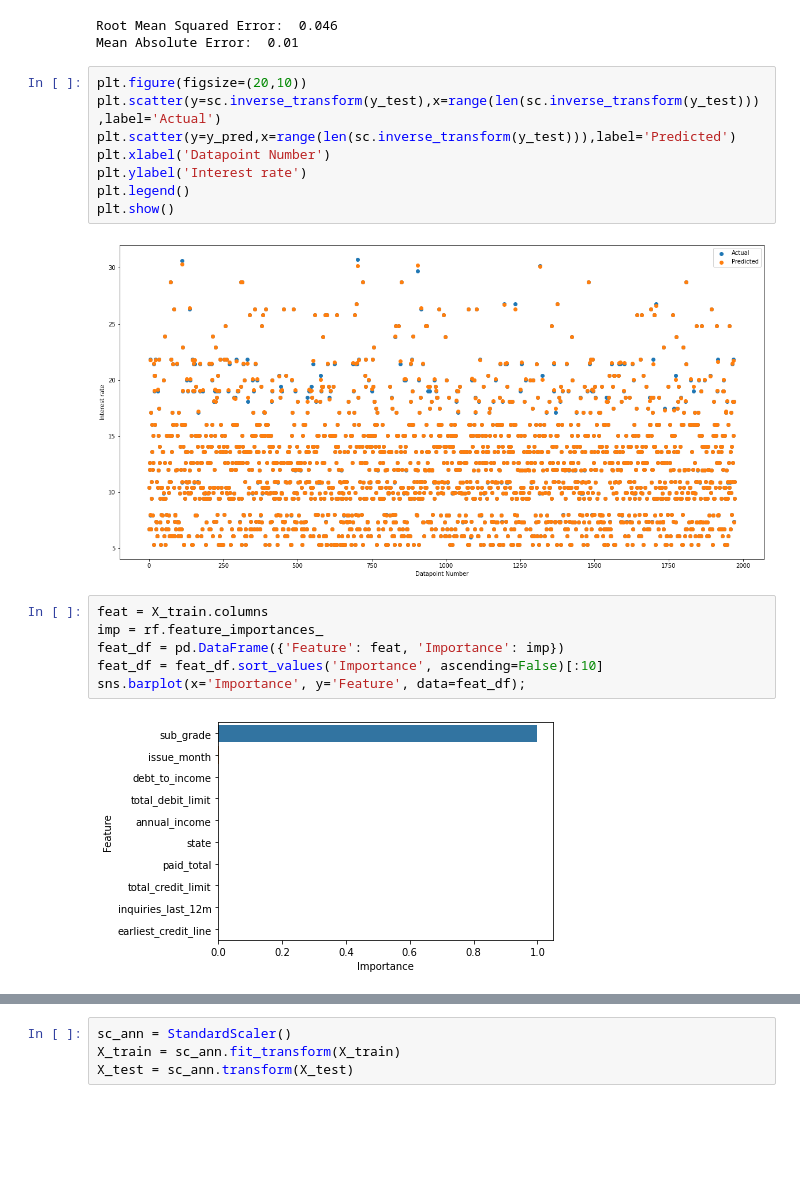
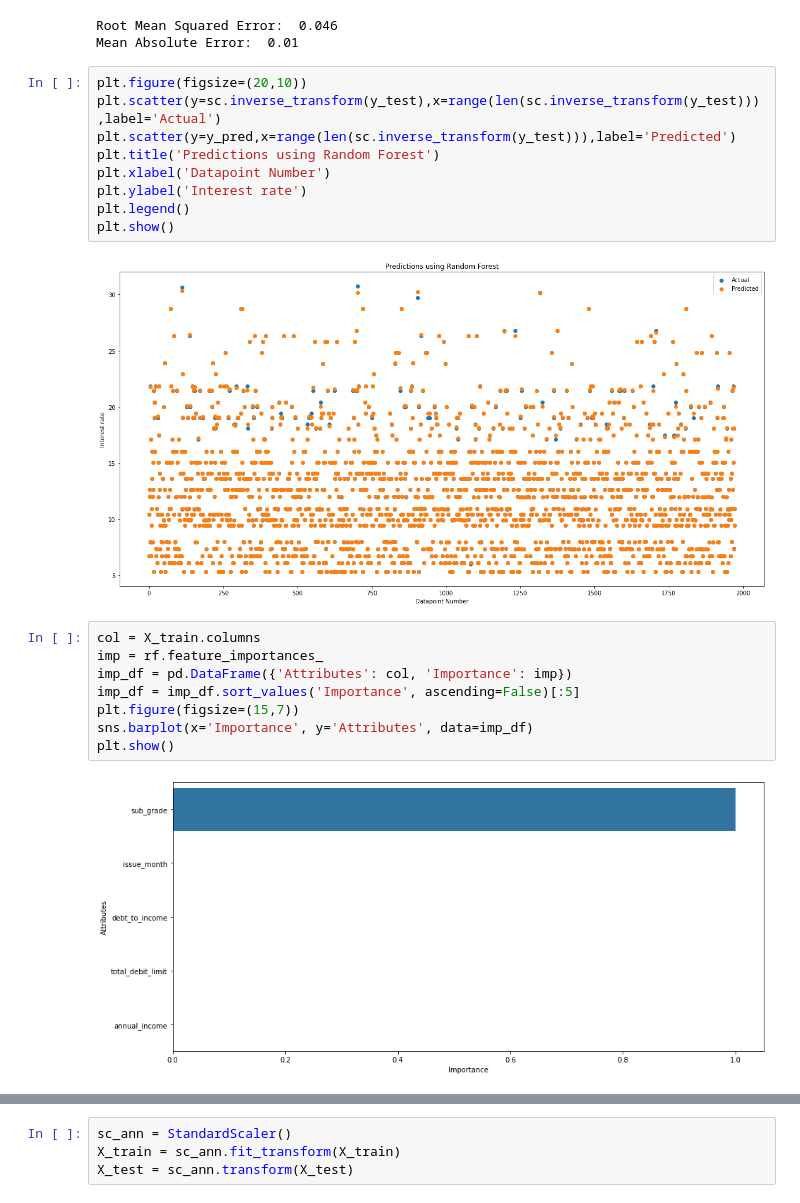
Before and after one commit to tk2093/Case_Study, a Jupyter notebook: Case_study_1/Case_Study_1.ipynb, the cells around one changed output, grey strips where cells are left out. Drawn from its saved outputs; the diff is of its cells as text; blank space fills up the shorter version.

```diff
--- a/Case_study_1/Case_Study_1.ipynb
+++ b/Case_study_1/Case_Study_1.ipynb
@@ -341,20 +266,23 @@ Mean Absolute Error:  0.01
 plt.figure(figsize=(20,10))
 plt.scatter(y=sc.inverse_transform(y_test),x=range(len(sc.inverse_transform(y_test))),label='Actual')
 plt.scatter(y=y_pred,x=range(len(sc.inverse_transform(y_test))),label='Predicted')
+plt.title('Predictions using Random Forest')
 plt.xlabel('Datapoint Number')
 plt.ylabel('Interest rate')
 plt.legend()
 plt.show()
 # %% [output]
-[figure, old version]
+[figure, new version]
 # %%
-feat = X_train.columns
+col = X_train.columns
 imp = rf.feature_importances_
-feat_df = pd.DataFrame({'Feature': feat, 'Importance': imp})
-feat_df = feat_df.sort_values('Importance', ascending=False)[:10]
-sns.barplot(x='Importance', y='Feature', data=feat_df);
+imp_df = pd.DataFrame({'Attributes': col, 'Importance': imp})
+imp_df = imp_df.sort_values('Importance', ascending=False)[:5]
+plt.figure(figsize=(15,7))
+sns.barplot(x='Importance', y='Attributes', data=imp_df)
+plt.show()
 # %% [output]
-[figure, old version]
+[figure, new version]
 # %%
 regressor = Sequential()
 regressor.add(Dense(100, input_dim=41, kernel_initializer='normal', activation='relu'))
```
Also changed, not shown: parts of 34 cells of this notebook, 1 other file.
